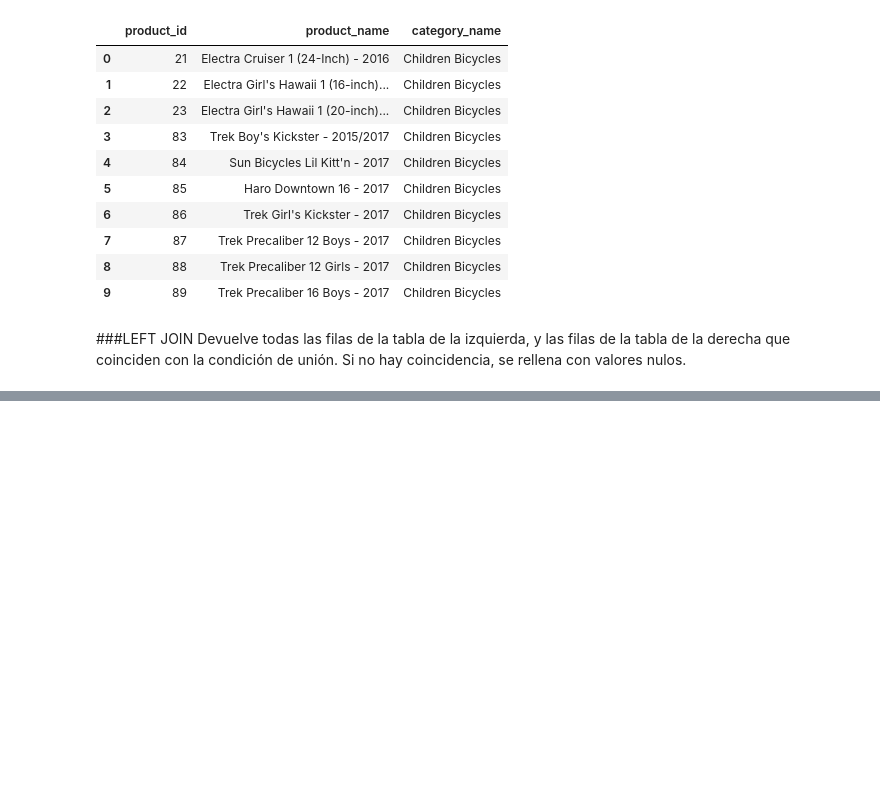
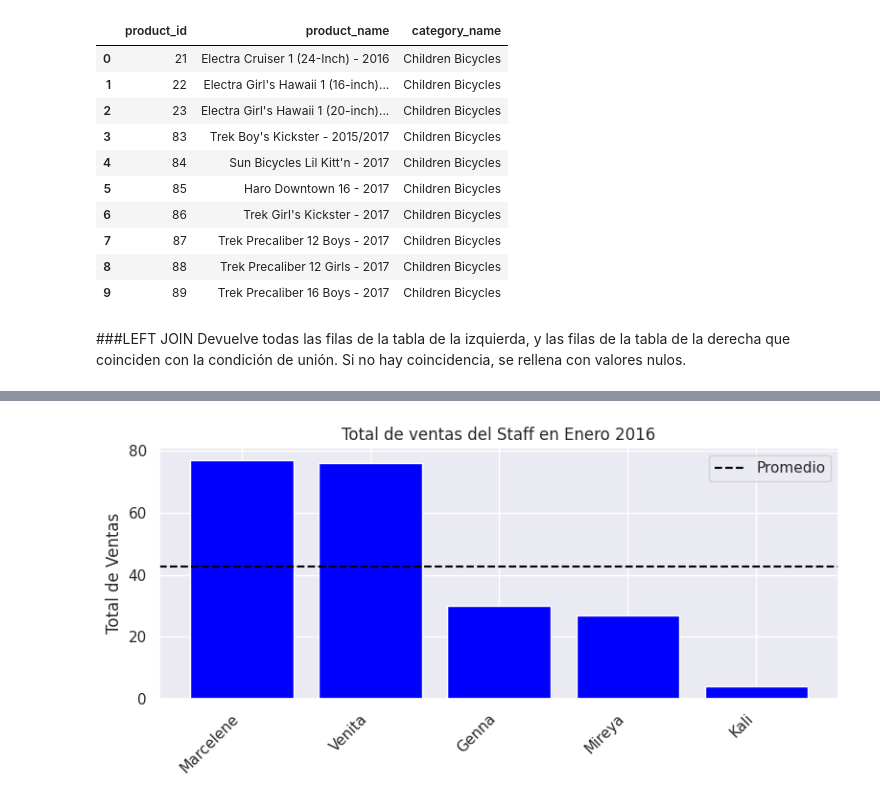
Before and after one commit to AlejandroSenabre/Data-Analysis-with-SQL, a Jupyter notebook: BikeStore_with_SQL.ipynb, the cells around one changed output, grey strips where cells are left out. Saved outputs shown, nothing was run; the diff lists cells and outputs as text; code cells hidden in the pictures; blank space fills up the shorter version.

```diff
--- a/BikeStore_with_SQL.ipynb
+++ b/BikeStore_with_SQL.ipynb
@@ -370,0 +389,13 @@ Devuelve todas las filas de la tabla de la izquierda, y las filas de la tabla de
+# %%
+query = """
+SELECT st.first_name as Nombre,
+      st.last_name as Apellido,
+      SUM(oi.quantity) as "Total Ventas ENE/16"
+FROM orders as od
+LEFT JOIN staffs st ON st.staff_id = od.staff_id
+LEFT JOIN order_items oi ON oi.order_id = od.order_id
+WHERE od.order_date < "2016-01-31"
+GROUP BY 	st.first_name;
+"""
+df = pd.read_sql_query(query, connection)
+df
@@ -370,0 +409,16 @@ Devuelve todas las filas de la tabla de la izquierda, y las filas de la tabla de
+# %%
+media=df['Total Ventas ENE/16'].mean()
+df_sorted = df.sort_values(by='Total Ventas ENE/16', ascending=False)
+plt.figure(figsize=(8, 4))
+plt.bar(df_sorted['Nombre'], df_sorted['Total Ventas ENE/16'], color='blue')
+plt.xlabel('')
+plt.axhline(y=media, color='black', linestyle='--', label='Promedio')
+plt.ylabel('Total de Ventas')
+plt.title('Total de ventas del Staff en Enero 2016')
+plt.xticks(rotation=45, ha='right')
+plt.tight_layout()
+plt.legend()
+# Muestra el gráfico
+plt.show()
+# %% [output]
+[figure, added]
```
Also changed, not shown: parts of 2 cells of this notebook.
